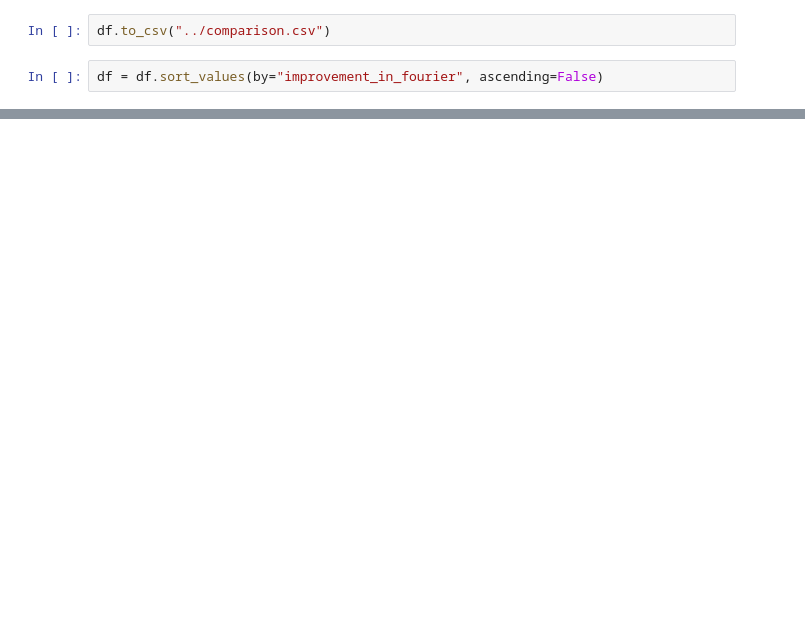
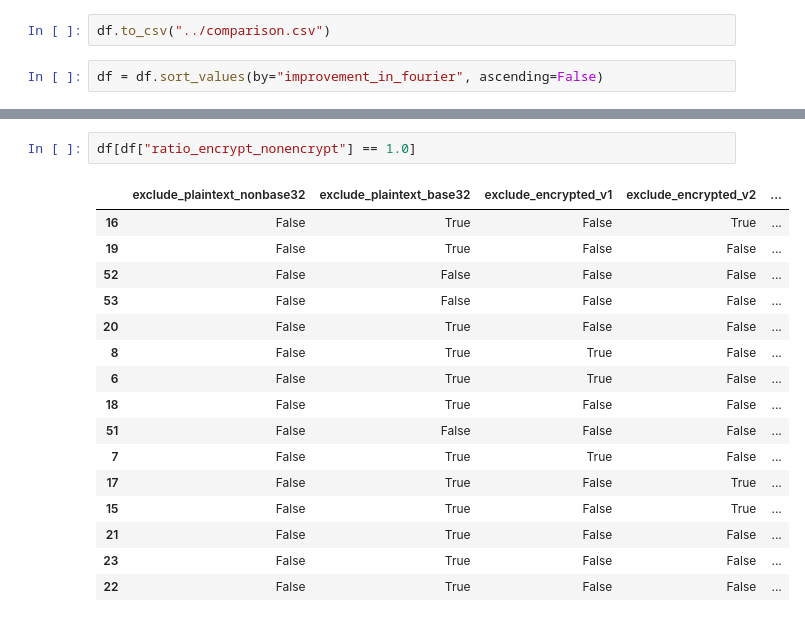
Before and after one commit to bhattacharjee/RansomFoRRT, a Jupyter notebook: iteration_2.1/iteration_2.1_compare_base32_alternate_encryption_scheme.ipynb, the cells around one changed output, grey strips where cells are left out. Cells and saved outputs as stored; diff of their text form; blank space fills up the shorter version.

```diff
--- a/iteration_2.1/iteration_2.1_compare_base32_alternate_encryption_scheme.ipynb
+++ b/iteration_2.1/iteration_2.1_compare_base32_alternate_encryption_scheme.ipynb
@@ -315,3 +315,22 @@ df[(df["exclude_webp"] == True) & (df["exclude_nonwebp"] == False)]
 | 15 | False | True | False | True | ... |
 | 21 | False | True | False | False | ... |
 | 12 | False | True | False | True | ... |
+# %%
+df[df["ratio_encrypt_nonencrypt"] == 1.0]
+# %% [output]
+|  | exclude_plaintext_nonbase32 | exclude_plaintext_base32 | exclude_encrypted_v1 | exclude_encrypted_v2 | ... |
+| 16 | False | True | False | True | ... |
+| 19 | False | True | False | False | ... |
+| 52 | False | False | False | False | ... |
+| 53 | False | False | False | False | ... |
+| 20 | False | True | False | False | ... |
+| 8 | False | True | True | False | ... |
+| 6 | False | True | True | False | ... |
+| 18 | False | True | False | False | ... |
+| 51 | False | False | False | False | ... |
+| 7 | False | True | True | False | ... |
+| 17 | False | True | False | True | ... |
+| 15 | False | True | False | True | ... |
+| 21 | False | True | False | False | ... |
+| 23 | False | True | False | False | ... |
+| 22 | False | True | False | False | ... |
```
Also changed, not shown: 1 other file.
